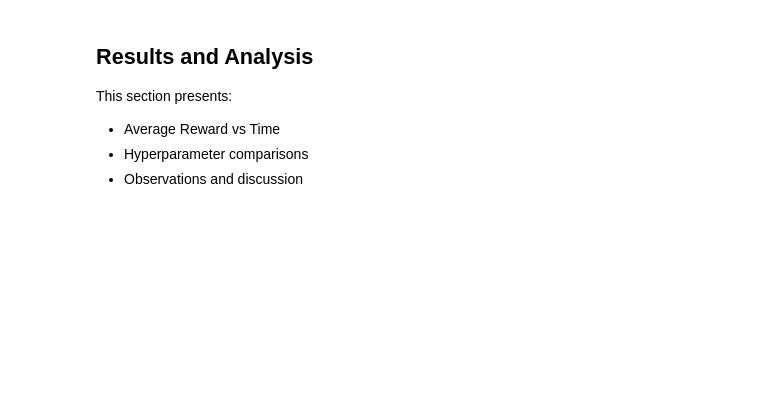
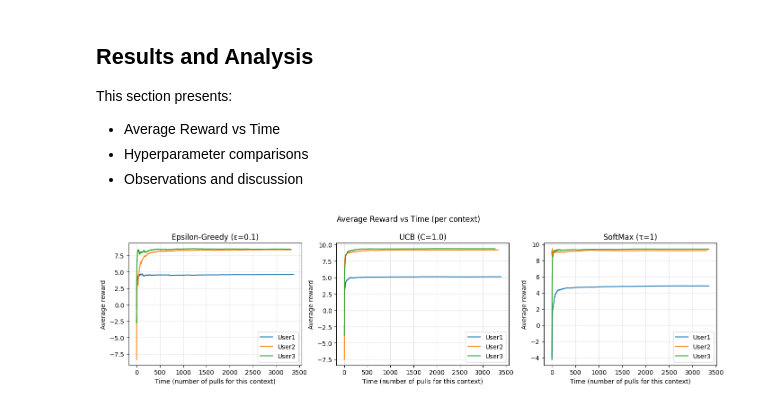
Before and after one commit to Arsalaan-Alam/lab3-contextual-bandit, a Jupyter notebook: lab3_results_U20230064.ipynb, the cells around one changed output. Drawn from its saved outputs; the diff is of its cells as text; code cells hidden in the pictures; blank space fills up the shorter version.

```diff
--- a/lab3_results_U20230064.ipynb
+++ b/lab3_results_U20230064.ipynb
@@ -200,6 +199,24 @@ Rewards are obtained using `sampler.sample(j)`.
 | 0–3          | Entertainment, Education, Tech, Crime | User1 |
 | 4–7          | Entertainment, Education, Tech, Crime | User2 |
 | 8–11         | Entertainment, Education, Tech, Crime | User3 |
+# %%
+# Roll number for sampler (use last 2-3 digits of your roll, e.g. U202300064 -> 64)
+ROLL_NUMBER = 64
+reward_sampler = sampler(ROLL_NUMBER)
+
+# Bandit constants: 3 contexts (user_1, user_2, user_3), 4 arms per context (Entertainment, Education, Tech, Crime)
+NUM_CONTEXTS = 3
+ARMS_PER_CONTEXT = 4
+NUM_ARMS = 12
+NEWS_CATEGORIES = ['Entertainment', 'Education', 'Tech', 'Crime']
+
+def context_to_arm_index(context_id, arm_in_context):
+    """Map (context_id, arm_in_context) to global arm index j in [0, 11]."""
+    return context_id * ARMS_PER_CONTEXT + arm_in_context
+
+def sample_reward(j):
+    """Get reward for arm j from the environment."""
+    return reward_sampler.sample(j)
 # %% [markdown]
 ## Epsilon-Greedy Strategy
 
@@ -225,3 +419,51 @@ This section presents:
 - Average Reward vs Time
 - Hyperparameter comparisons
 - Observations and discussion
+# %%
+# Helper: cumulative average reward over time for a list of rewards
+def cumavg(rewards):
+    r = np.array(rewards, dtype=float)
+    return np.cumsum(r) / np.arange(1, len(r) + 1)
+
+# --- Plot 1: Average Reward vs Time for each context (one figure per algorithm) ---
+fig, axes = plt.subplots(1, 3, figsize=(14, 4))
+context_names = ['User1', 'User2', 'User3']
+
+# Epsilon-Greedy (ε=0.1)
+for c in range(NUM_CONTEXTS):
+    r = eg_results[0.1]['rewards_by_context'][c]
+    if len(r) > 0:
+        axes[0].plot(np.arange(1, len(r)+1), cumavg(r), label=context_names[c])
+axes[0].set_xlabel('Time (number of pulls for this context)')
+axes[0].set_ylabel('Average reward')
+axes[0].set_title('Epsilon-Greedy (ε=0.1)')
+axes[0].legend()
+axes[0].grid(True, alpha=0.3)
+
+# UCB (C=1.0)
+for c in range(NUM_CONTEXTS):
+    r = ucb_results[1.0]['rewards_by_context'][c]
+    if len(r) > 0:
+        axes[1].plot(np.arange(1, len(r)+1), cumavg(r), label=context_names[c])
+axes[1].set_xlabel('Time (number of pulls for this context)')
+axes[1].set_ylabel('Average reward')
+axes[1].set_title('UCB (C=1.0)')
+axes[1].legend()
+axes[1].grid(True, alpha=0.3)
+
+# SoftMax (τ=1)
+for c in range(NUM_CONTEXTS):
+    r = softmax_result['rewards_by_context'][c]
+    if len(r) > 0:
+        axes[2].plot(np.arange(1, len(r)+1), cumavg(r), label=context_names[c])
+axes[2].set_xlabel('Time (number of pulls for this context)')
+axes[2].set_ylabel('Average reward')
+axes[2].set_title('SoftMax (τ=1)')
+axes[2].legend()
+axes[2].grid(True, alpha=0.3)
+
+plt.suptitle('Average Reward vs Time (per context)', fontsize=12)
+plt.tight_layout()
+plt.show()
+# %% [output]
+[figure, added]
```
Also changed, not shown: parts of 9 cells of this notebook, 1 other file.
